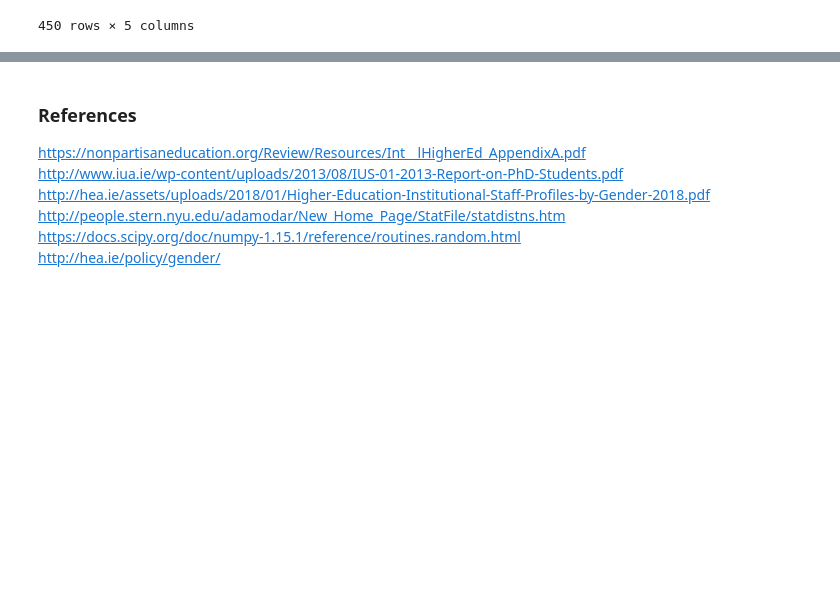
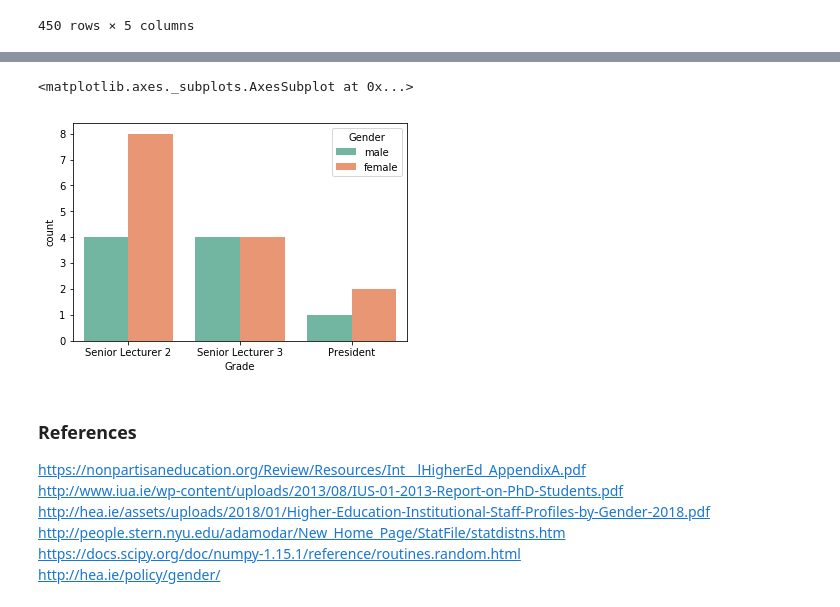
Before and after one commit to paulacduffy/simulatedatasetproject, a Jupyter notebook: Simulated data set using numpy.random.ipynb, the cells around one changed output, grey strips where cells are left out. Saved outputs shown, nothing was run; the diff lists cells and outputs as text; code cells hidden in the pictures; blank space fills up the shorter version.

Commit message:
Added histogram to display required output

```diff
--- a/Simulated data set using numpy.random.ipynb
+++ b/Simulated data set using numpy.random.ipynb
@@ -108,0 +115,5 @@ To assign Grade I used the same function as for Gender; np.random.choice. I assi
+# %%
+#Show histogram based on Grade & Gender, just for Senior Management Grades
+#First drop non-Senior Management grades
+ndf = df.drop(['Lecturer', 'Assistant Lecturer', 'Senior Lecturer 1'])
+ndf
@@ -109,3 +139,10 @@ To assign Grade I used the same function as for Gender; np.random.choice. I assi
+# %%
+#Display histogram by Grade & Gender
+ndf['Grade'] = ndf.index
+sns.countplot(x='Grade', hue='Gender',data= ndf, palette = "Set2")
+# %% [output]
+<matplotlib.axes._subplots.AxesSubplot at 0x...>
+[figure, added]
 # %% [markdown]
 ### References
 https://nonpartisaneducation.org/Review/Resources/Int__lHigherEd_AppendixA.pdf
```
Also changed, not shown: parts of 3 cells of this notebook.
